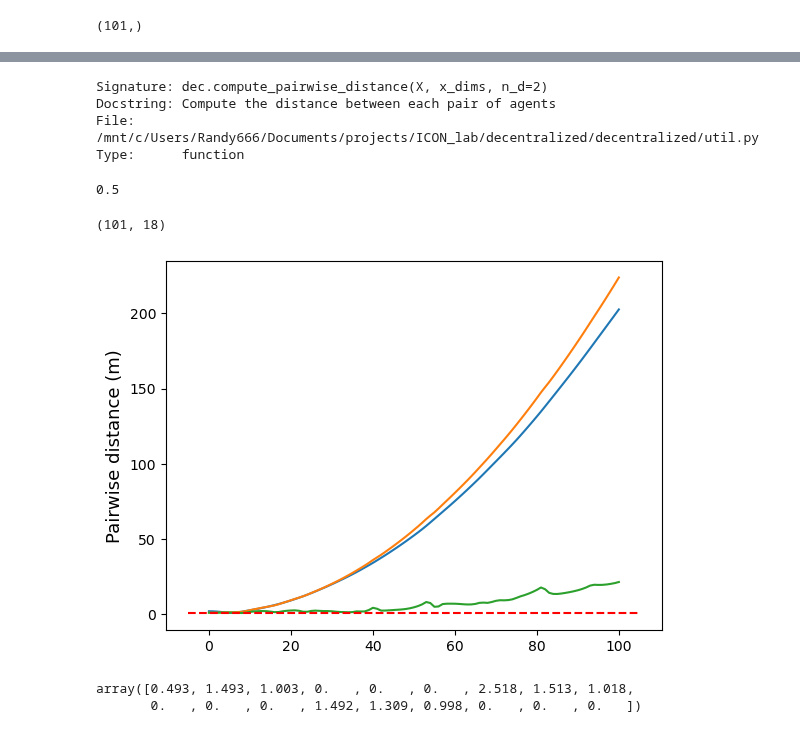
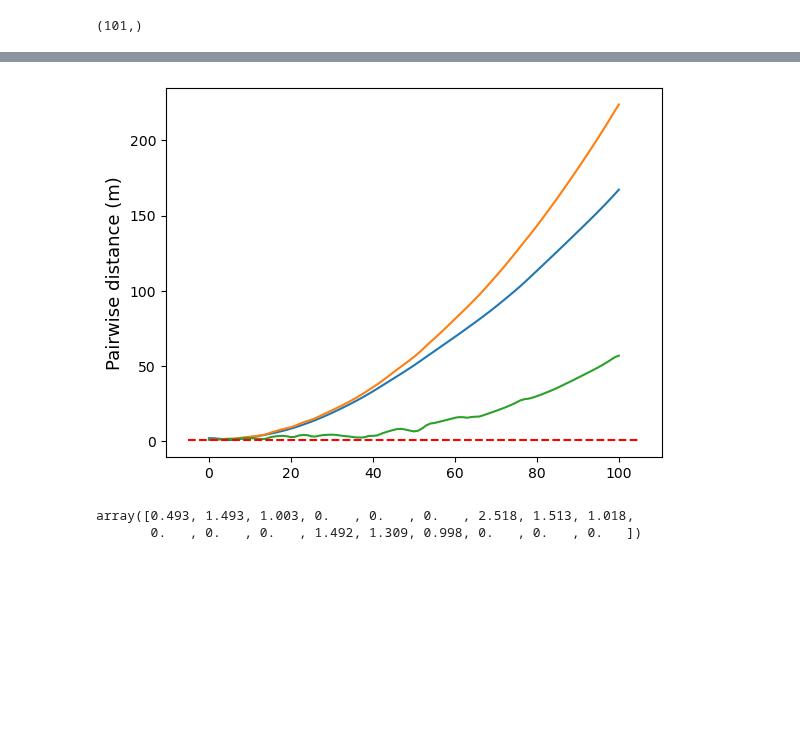
Before and after one commit to labicon/dp-ilqr, a Jupyter notebook: run/do_mpc/test_centralized.ipynb, the cells around one changed output, grey strips where cells are left out. Drawn from its saved outputs; the diff is of its cells as text; code cells hidden in the pictures; blank space fills up the shorter version.

```diff
--- a/run/do_mpc/test_centralized.ipynb
+++ b/run/do_mpc/test_centralized.ipynb
@@ -168,29 +160,12 @@ array([0.5, 1.5, 1. , 0. , 0. , 0. ])
-# %%
-x_dims = [6,6,6]
-# %%
-dec.compute_pairwise_distance?
-# %% [output]
-Signature: dec.compute_pairwise_distance(X, x_dims, n_d=2)
-Docstring: Compute the distance between each pair of agents
-File:      /mnt/c/Users/Randy666/Documents/projects/ICON_lab/decentralized/decentralized/util.py
-Type:      function
-# %%
-radius
-# %% [output]
-0.5
-# %%
-dataSet.shape
-# %% [output]
-(101, 18)
 # %%
 plt.figure()
-plt.plot(dec.compute_pairwise_distance(dataSet, x_dims, 3))
+plt.plot(dec.compute_pairwise_distance(dataSet.T, x_dims, 3))
 plt.hlines(radius, *plt.xlim(), 'r', ls='--')
 # plt.title('Distance between human and quad over entire horizon')
 plt.ylabel('Pairwise distance (m)',fontsize=13)
 plt.draw()
 # %% [output]
-[figure, old version]
+[figure, new version]
 # %%
 dataSet[0]
 # %% [output]
```
Also changed, not shown: parts of 4 cells of this notebook, 6 other files.
